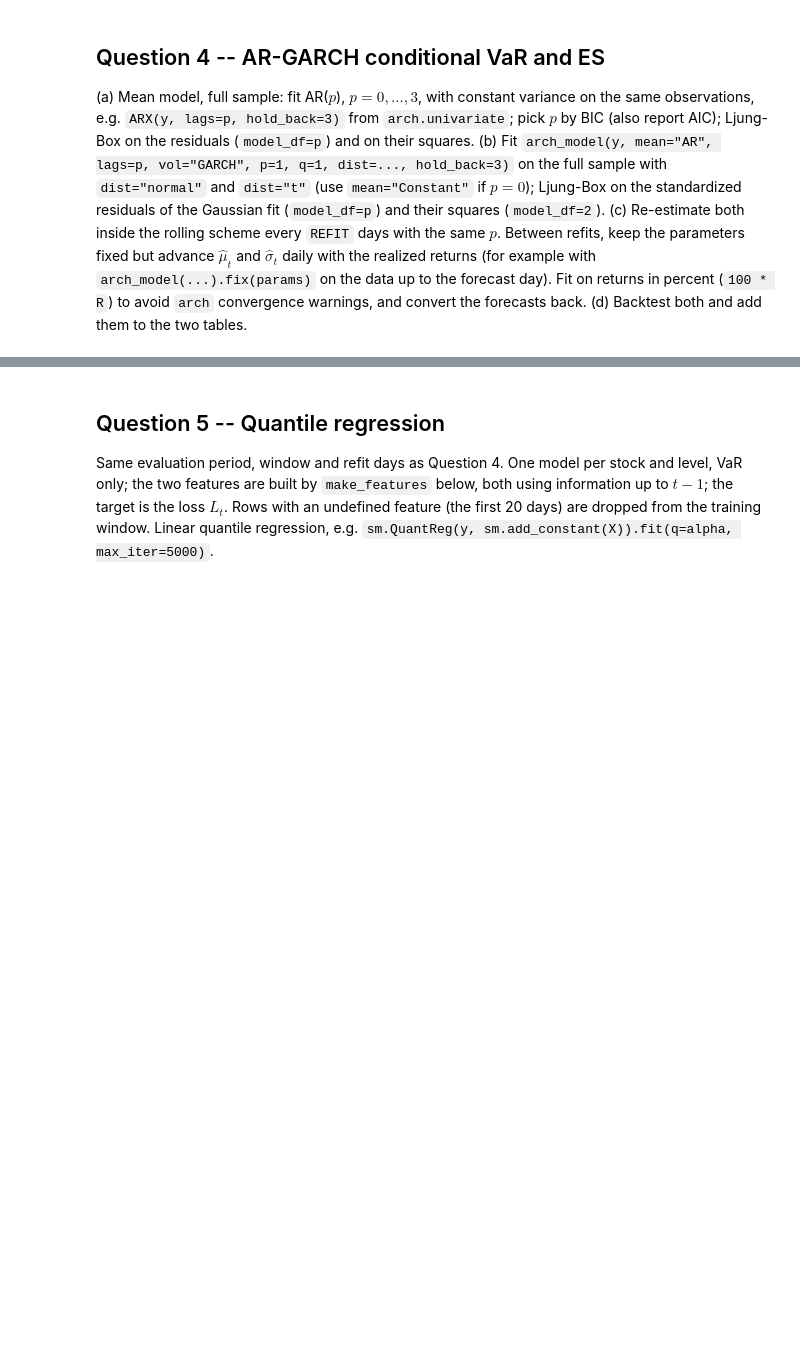
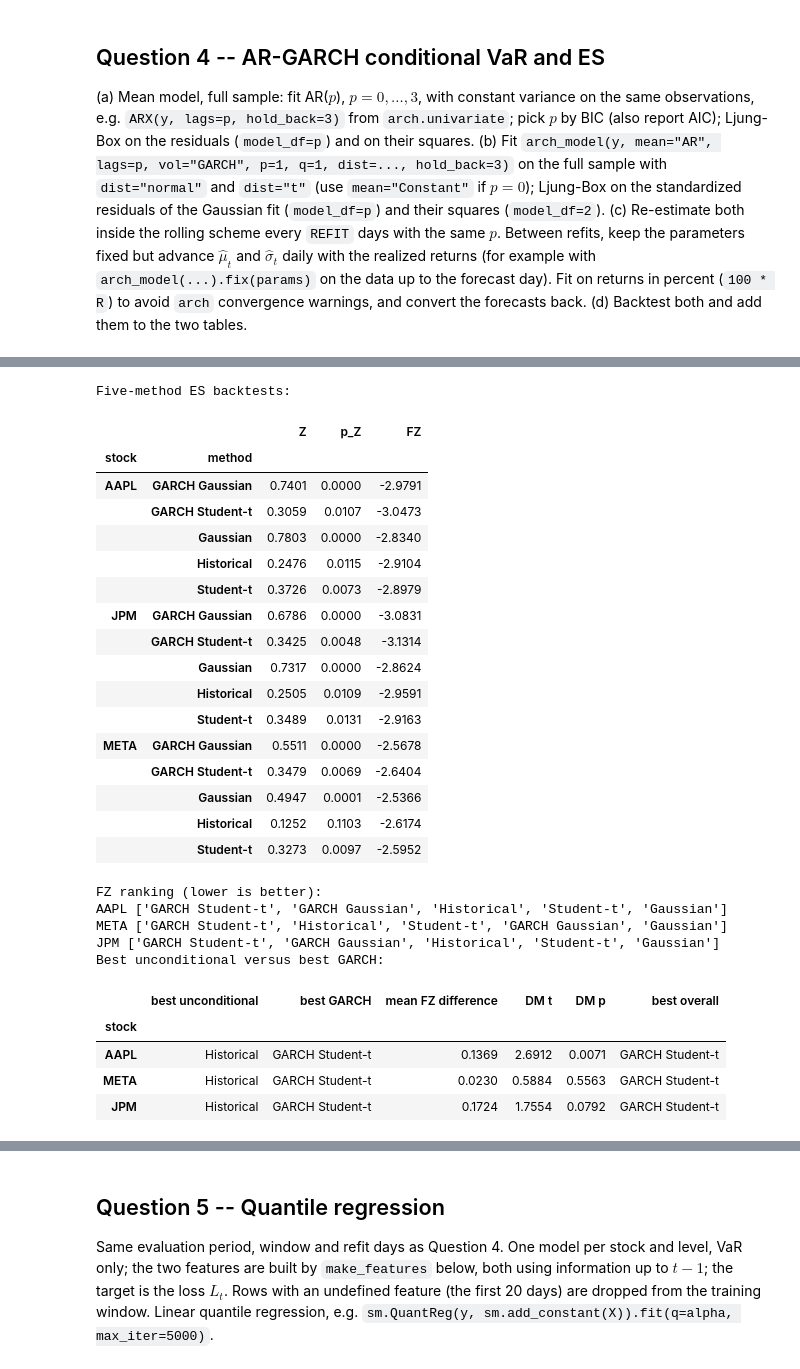
Before and after one commit to RomainFast121/QRM_project, a Jupyter notebook: Project_template.ipynb, the cells around one changed output, grey strips where cells are left out. Saved outputs shown, nothing was run; the diff lists cells and outputs as text; code cells hidden in the pictures; blank space fills up the shorter version.

```diff
--- a/Project_template.ipynb
+++ b/Project_template.ipynb
@@ -706,2 +942,80 @@ from arch import arch_model
 # %%
-# (d)
+# (d) ES backtests, comparative scores and DM tests.
+# Simulate in batches to avoid storing a 10,000 x 2,888 array in memory.
+def garch_az_pvalue(loss, var, es, path, method, M=M_SIM, batch=250):
+    observed = az_Z(loss, var, es, AZ_ALPHA)
+    exceed = 0
+    for start in range(0, M, batch):
+        count = min(batch, M - start)
+        if method == "GARCH Gaussian":
+            innovation = rng.standard_normal((count, len(loss)))
+        else:
+            nu = path["nu"]
+            innovation = rng.standard_t(nu, size=(count, len(loss))) * np.sqrt((nu - 2) / nu)
+        simulated = -path["mu"] + path["sigma"] * innovation
+        simulated_Z = ((simulated * (simulated > var) / es).sum(axis=1)
+                       / (len(loss) * (1 - AZ_ALPHA)) - 1)
+        exceed += np.count_nonzero(simulated_Z >= observed)
+    return observed, exceed / M
+
+for (stock, method), path in garch_paths.items():
+    s = store[stock, method, AZ_ALPHA]
+    var, es, loss = s["var"], s["es"], s["loss"]
+    Z, p_Z = garch_az_pvalue(loss, var, es, path, method)
+    es_rows.append({"stock": stock, "method": method, "Z": Z, "p_Z": p_Z,
+                    "FZ": fz_score(var, es, loss, AZ_ALPHA).mean()})
+
+garch_es = pd.DataFrame(es_rows[-2 * len(TICKERS):]).set_index(["stock", "method"])
+es_table = pd.concat([es_table, garch_es]).sort_index()
+print("Five-method ES backtests:")
+display(es_table.round(4))
+
+all_methods = (*METHODS, *garch_methods)
+comparisons = []
+for stock in TICKERS:
+    scores = {method: es_table.loc[(stock, method), "FZ"] for method in all_methods}
+    best_unconditional = min(METHODS, key=scores.get)
+    best_garch = min(garch_methods, key=scores.get)
+    first = store[stock, best_unconditional, AZ_ALPHA]
+    second = store[stock, best_garch, AZ_ALPHA]
+    difference = (fz_score(np.asarray(first["var"]), np.asarray(first["es"]), np.asarray(first["loss"]), AZ_ALPHA)
+                  - fz_score(second["var"], second["es"], second["loss"], AZ_ALPHA))
+    mean_diff, dm_t, dm_p = diebold_mariano(difference)
+    comparisons.append({"stock": stock, "best unconditional": best_unconditional,
+                        "best GARCH": best_garch, "mean FZ difference": mean_diff,
+                        "DM t": dm_t, "DM p": dm_p,
+                        "best overall": min(all_methods, key=scores.get)})
+print("FZ ranking (lower is better):")
+for stock in TICKERS:
+    print(stock, sorted(all_methods, key=lambda method: es_table.loc[(stock, method), "FZ"]))
+print("Best unconditional versus best GARCH:")
+display(pd.DataFrame(comparisons).set_index("stock").round(4))
+# %% [output]
+Five-method ES backtests:
+|  |  | Z | p_Z | FZ |
+| stock | method |  |  |  |
+| AAPL | GARCH Gaussian | 0.7401 | 0.0000 | -2.9791 |
+|  | GARCH Student-t | 0.3059 | 0.0107 | -3.0473 |
+|  | Gaussian | 0.7803 | 0.0000 | -2.8340 |
+|  | Historical | 0.2476 | 0.0115 | -2.9104 |
+|  | Student-t | 0.3726 | 0.0073 | -2.8979 |
+| JPM | GARCH Gaussian | 0.6786 | 0.0000 | -3.0831 |
+|  | GARCH Student-t | 0.3425 | 0.0048 | -3.1314 |
+|  | Gaussian | 0.7317 | 0.0000 | -2.8624 |
+|  | Historical | 0.2505 | 0.0109 | -2.9591 |
+|  | Student-t | 0.3489 | 0.0131 | -2.9163 |
+| META | GARCH Gaussian | 0.5511 | 0.0000 | -2.5678 |
+|  | GARCH Student-t | 0.3479 | 0.0069 | -2.6404 |
+|  | Gaussian | 0.4947 | 0.0001 | -2.5366 |
+|  | Historical | 0.1252 | 0.1103 | -2.6174 |
+|  | Student-t | 0.3273 | 0.0097 | -2.5952 |
+FZ ranking (lower is better):
+AAPL ['GARCH Student-t', 'GARCH Gaussian', 'Historical', 'Student-t', 'Gaussian']
+META ['GARCH Student-t', 'Historical', 'Student-t', 'GARCH Gaussian', 'Gaussian']
+JPM ['GARCH Student-t', 'GARCH Gaussian', 'Historical', 'Student-t', 'Gaussian']
+Best unconditional versus best GARCH:
+|  | best unconditional | best GARCH | mean FZ difference | DM t | DM p | best overall |
+| stock |  |  |  |  |  |  |
+| AAPL | Historical | GARCH Student-t | 0.1369 | 2.6912 | 0.0071 | GARCH Student-t |
+| META | Historical | GARCH Student-t | 0.0230 | 0.5884 | 0.5563 | GARCH Student-t |
+| JPM | Historical | GARCH Student-t | 0.1724 | 1.7554 | 0.0792 | GARCH Student-t |
```
Also changed, not shown: parts of 9 cells of this notebook.
